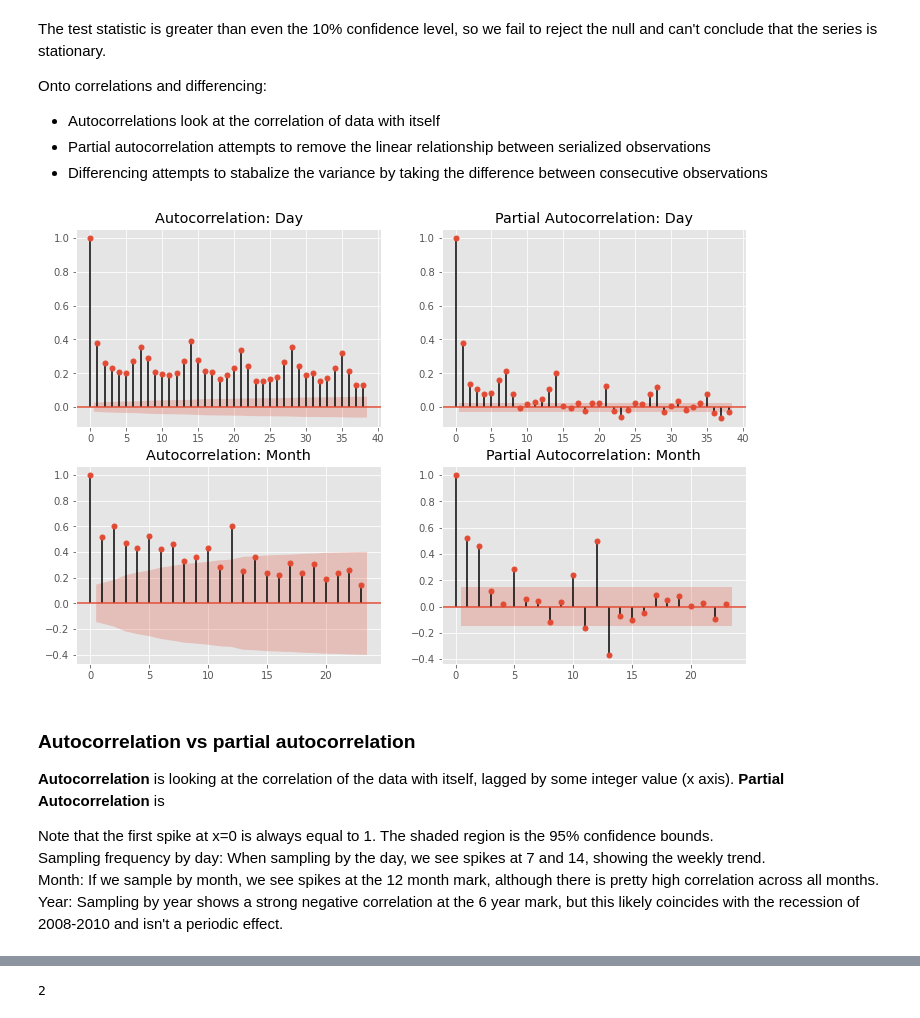
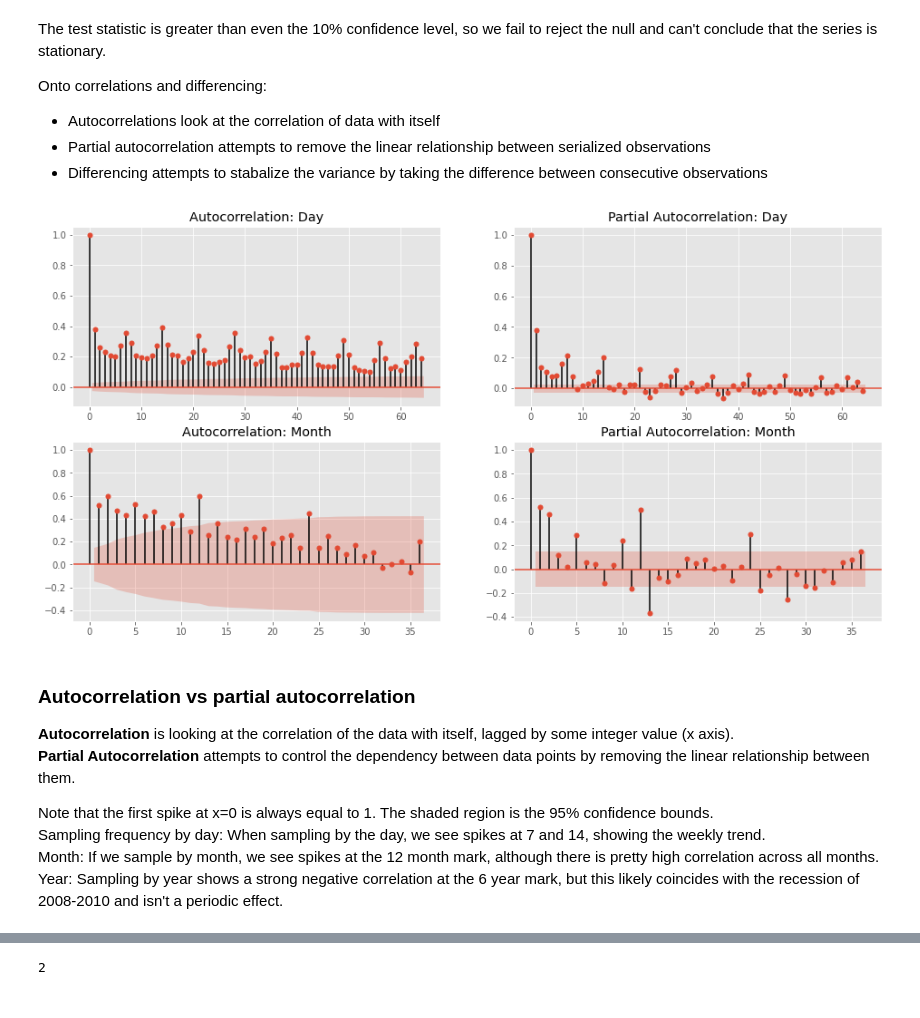
Before and after one commit to mkpetterson/sfcrime, a Jupyter notebook: notebooks/time_series_analysis.ipynb, the cells around one changed output, grey strips where cells are left out. Cells and saved outputs as stored; diff of their text form; code cells hidden in the pictures.

Commit message:
adding differenced series

```diff
--- a/notebooks/time_series_analysis.ipynb
+++ b/notebooks/time_series_analysis.ipynb
@@ -216,22 +216,26 @@ Onto correlations and differencing:
 # %%
 from statsmodels.graphics.tsaplots import plot_acf
 from statsmodels.graphics.tsaplots import plot_pacf
 
-fig, axes = plt.subplots(2, 2, figsize=(12,8))
+fig, axes = plt.subplots(2, 2, figsize=(16,8))
 
-_ = plot_acf(series_sample(data, 'D'), ax=axes[0,0], title="Autocorrelation: Day")
-_ = plot_pacf(series_sample(data, 'D'), ax=axes[0,1], title="Partial Autocorrelation: Day")
+_ = plot_acf(series_sample(data, 'D'), ax=axes[0,0], lags=64,
+             title="Autocorrelation: Day")
+_ = plot_pacf(series_sample(data, 'D'), ax=axes[0,1], lags=64,
+              title="Partial Autocorrelation: Day")
 
-_ = plot_acf(series_sample(data, 'M'), ax=axes[1,0], title="Autocorrelation: Month")
-_ = plot_pacf(series_sample(data, 'M'), ax=axes[1,1], title="Partial Autocorrelation: Month")
+_ = plot_acf(series_sample(data, 'M'), ax=axes[1,0], lags=36,
+             title="Autocorrelation: Month")
+_ = plot_pacf(series_sample(data, 'M'), ax=axes[1,1], lags=36,
+              title="Partial Autocorrelation: Month")
 
 plt.savefig('../data/images/autocorrelations.png', dpi=250)
 # %% [output]
-[figure, old version]
+[figure, new version]
 # %% [markdown]
 ### Autocorrelation vs partial autocorrelation
-<b>Autocorrelation</b> is looking at the correlation of the data with itself, lagged by some integer value (x axis).
-<b>Partial Autocorrelation</b> is
+<b>Autocorrelation</b> is looking at the correlation of the data with itself, lagged by some integer value (x axis).<br>
+<b>Partial Autocorrelation</b> attempts to control the dependency between data points by removing the linear relationship between them.
 
 Note that the first spike at x=0 is always equal to 1. The shaded region is the 95% confidence bounds. <br>
 Sampling frequency by day: When sampling by the day, we see spikes at 7 and 14, showing the weekly trend. <br>
```
Also changed, not shown: parts of 2 cells of this notebook, 2 other files.
